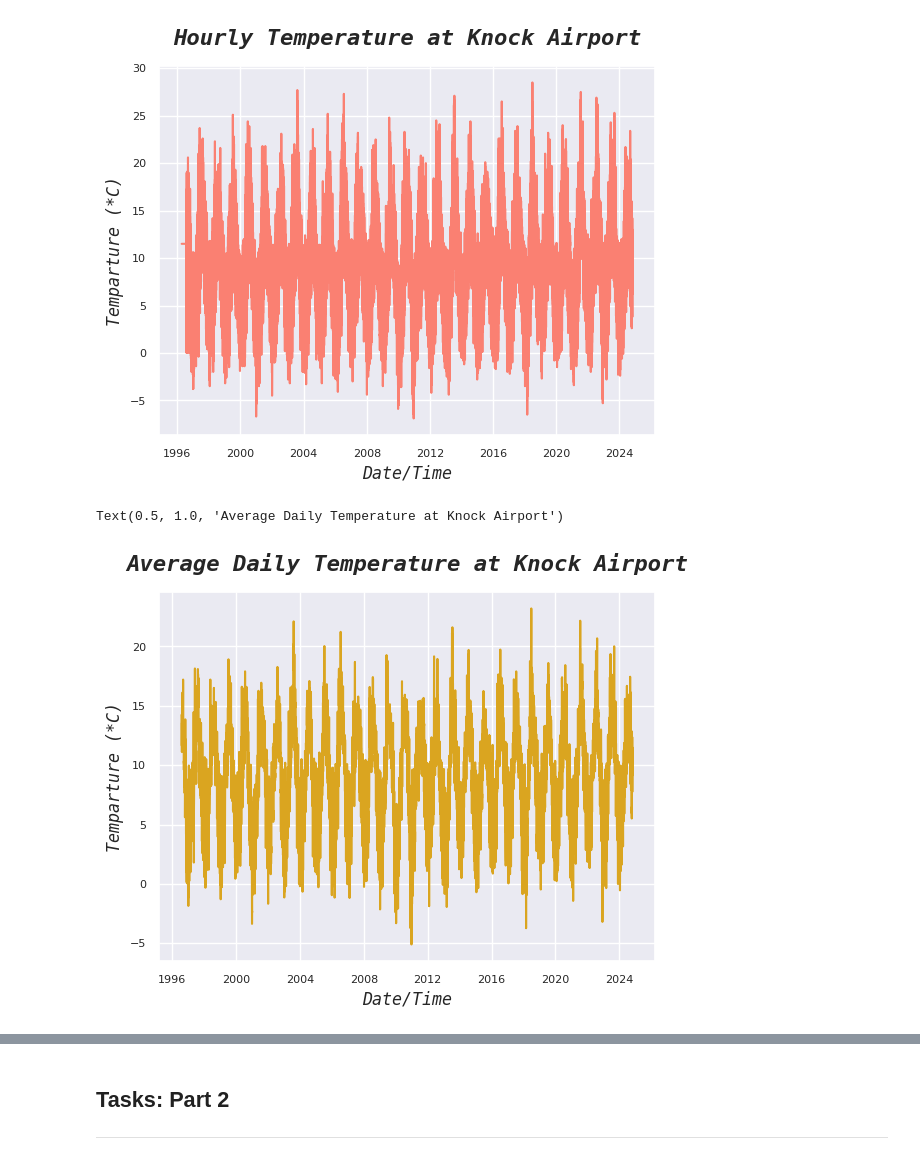
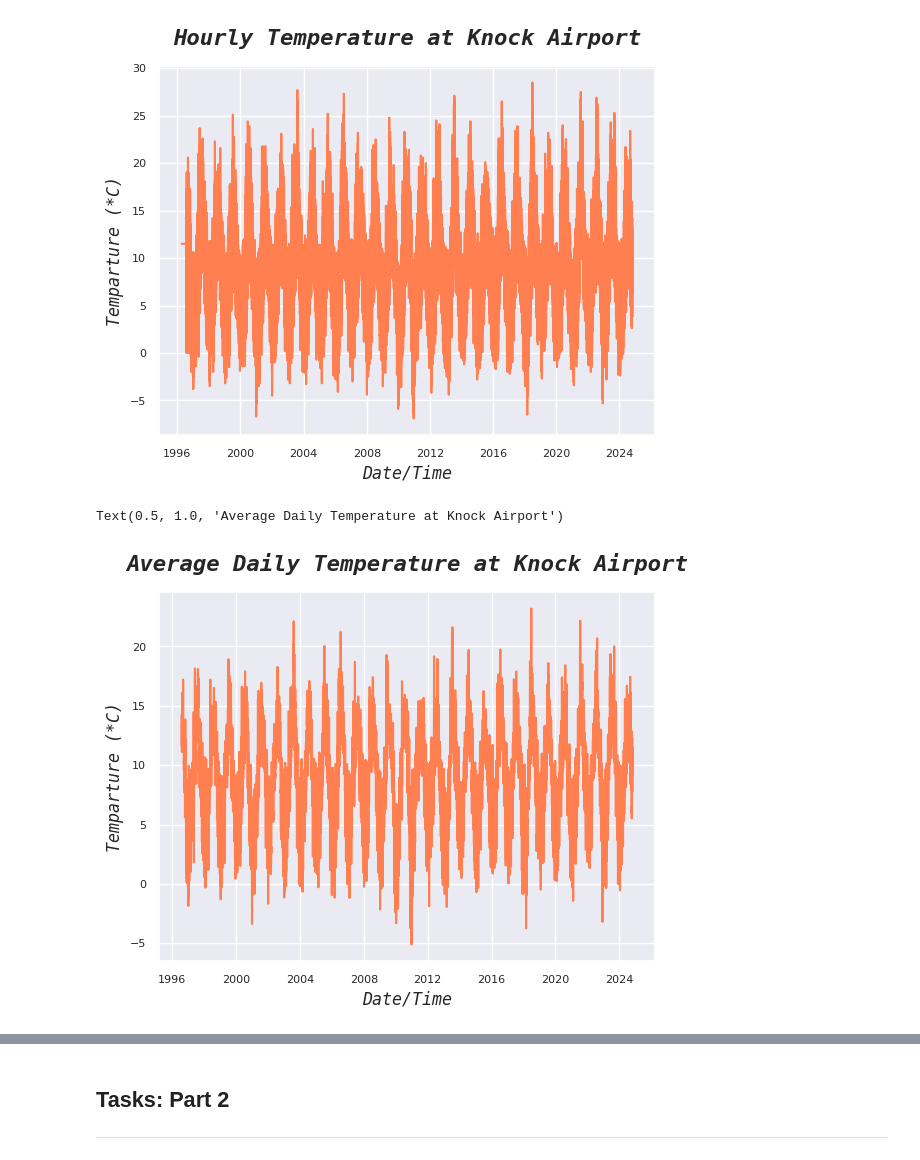
Before and after one commit to NeilTynan/4369, a Jupyter notebook: assignments/assignment 6/assignment_6_Weather.ipynb, the cells around one changed output, grey strips where cells are left out. Saved outputs shown, nothing was run; the diff lists cells and outputs as text; code cells hidden in the pictures.

```diff
--- a/assignments/assignment 6/assignment_6_Weather.ipynb
+++ b/assignments/assignment 6/assignment_6_Weather.ipynb
@@ -45,18 +45,18 @@ Text(0.5, 1.0, 'Hourly Temperature at Knock Airport')
 # %%
 # The mean temperature each day
 
 tempy = df["temp"].resample('1d').mean()
 
 sns.set_theme(style="darkgrid")
-ax= sns.lineplot(data=df, x="date", y=tempy, color= 'goldenrod')
+ax= sns.lineplot(data=df, x="date", y=tempy, color= 'coral')
 ax.tick_params(axis='x', labelsize=8)
 ax.tick_params(axis='y', labelsize=8)
 ax.set_xlabel('Date/Time', fontsize=12, style='italic', family='monospace')
 ax.set_ylabel('Temparture (*C)', fontsize=12, style='italic', family='monospace')
 ax.set_title('Average Daily Temperature at Knock Airport', fontsize=16, fontweight='bold', style='italic', family='monospace', pad =15)
 # %% [output]
 Text(0.5, 1.0, 'Average Daily Temperature at Knock Airport')
-[figure, old version]
+[figure, new version]
 # %%
 # The mean temperature for each month
 
```
Also changed, not shown: parts of 5 cells of this notebook, 2 other files.
